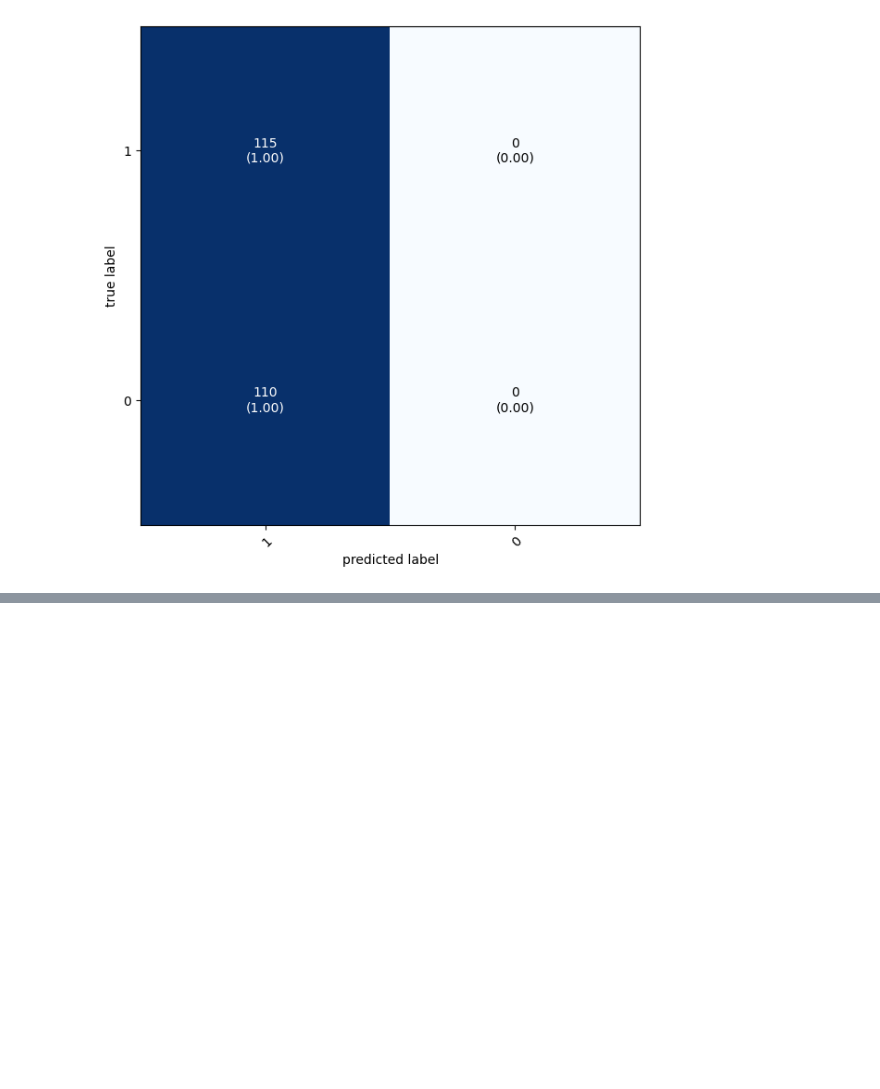
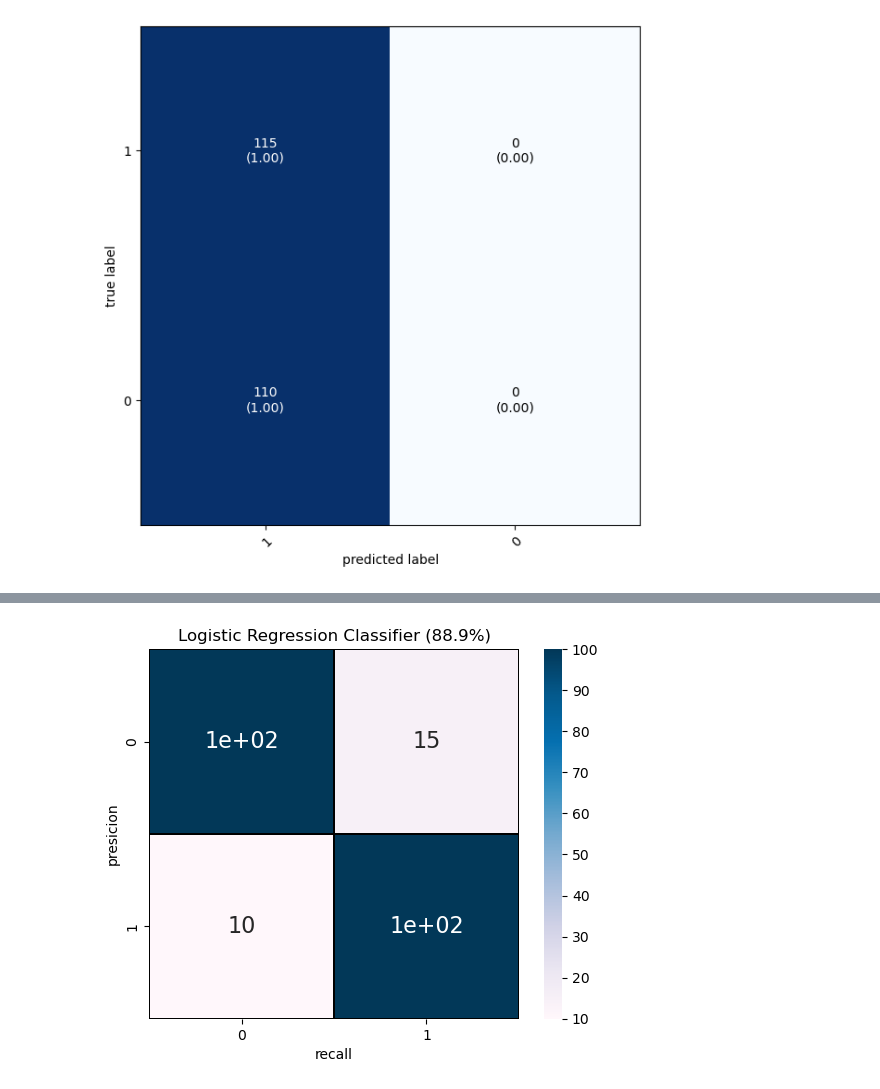
Before and after one commit to wkdguswo16/02_0915_Raisin, a Jupyter notebook: Raisin.ipynb, the cells around one changed output, grey strips where cells are left out. Drawn from its saved outputs; the diff is of its cells as text; code cells hidden in the pictures; blank space fills up the shorter version.

```diff
--- a/Raisin.ipynb
+++ b/Raisin.ipynb
@@ -133,0 +167,9 @@ plt.show()
+# %%
+from sklearn.linear_model import LogisticRegression
+
+clf_lr = LogisticRegression(random_state=0)
+clf_lr.fit(x_train, y_train)
+
+estimate_model(clf_lr, "Logistic Regression Classifier", x_test, y_test)
+# %% [output]
+[figure, added]
```
Also changed, not shown: parts of 11 cells of this notebook.
